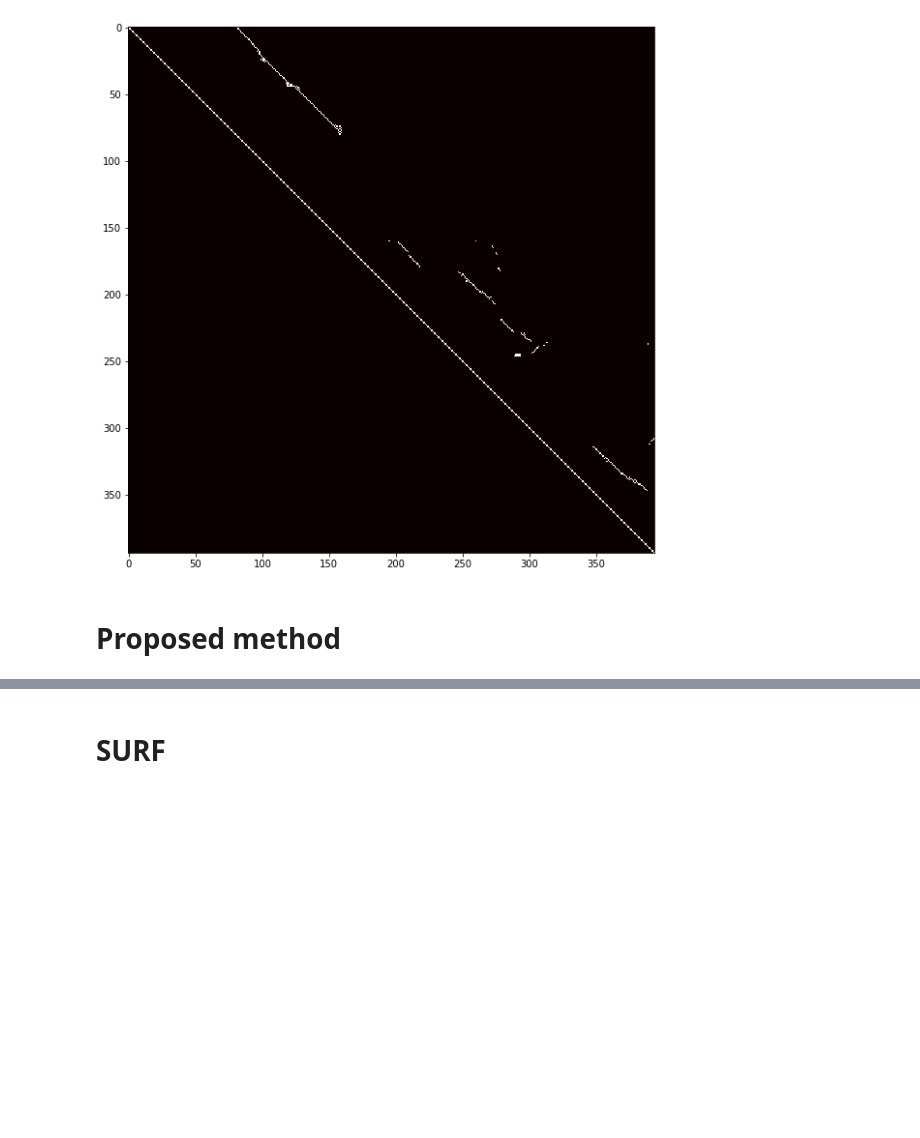
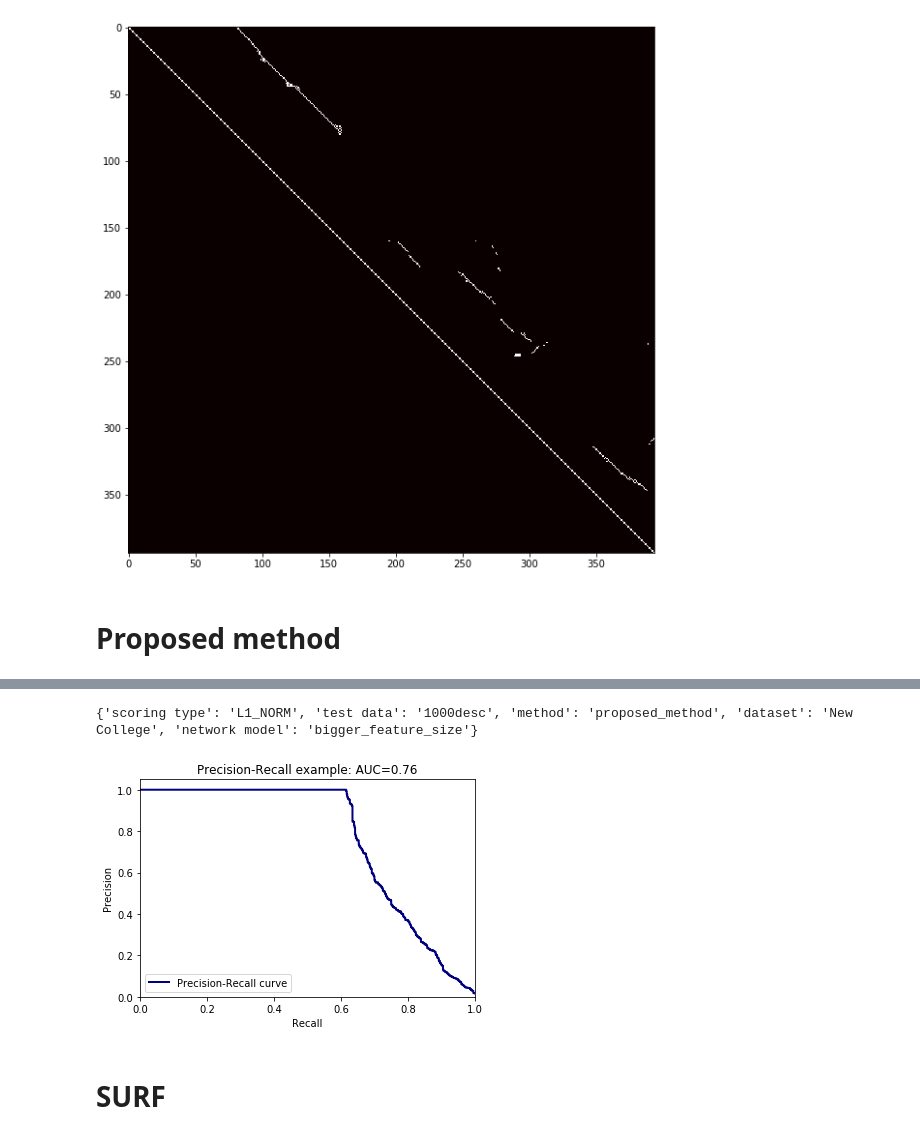
Before and after one commit to JustWon/LC_Result_Analysis, a Jupyter notebook: 20170823 Experiment for NC.ipynb, the cells around one changed output, grey strips where cells are left out. Cells and saved outputs as stored; diff of their text form; code cells hidden in the pictures; blank space fills up the shorter version.

```diff
--- a/20170823 Experiment for NC.ipynb
+++ b/20170823 Experiment for NC.ipynb
@@ -107,4 +107,11 @@ prop_result = PrecisionRecallCurve(GT_corr_mat, esti_corr_mat)
 [figure]
+# %%
+corr_mat, param_cfg = theSpecificResult('/home/dongwonshin/Desktop/DBoW2/build2/result/2017-08-25-13-47-02')
+esti_corr_mat = np.loadtxt(corr_mat)
+prop_result = PrecisionRecallCurve(GT_corr_mat, esti_corr_mat)
+# %% [output]
+{'scoring type': 'L1_NORM', 'test data': '1000desc', 'method': 'proposed_method', 'dataset': 'New College', 'network model': 'bigger_feature_size'}
+[figure, added]
 # %% [markdown]
 # SURF
 # %%
```
Also changed, not shown: parts of 6 cells of this notebook, 1 other file.
